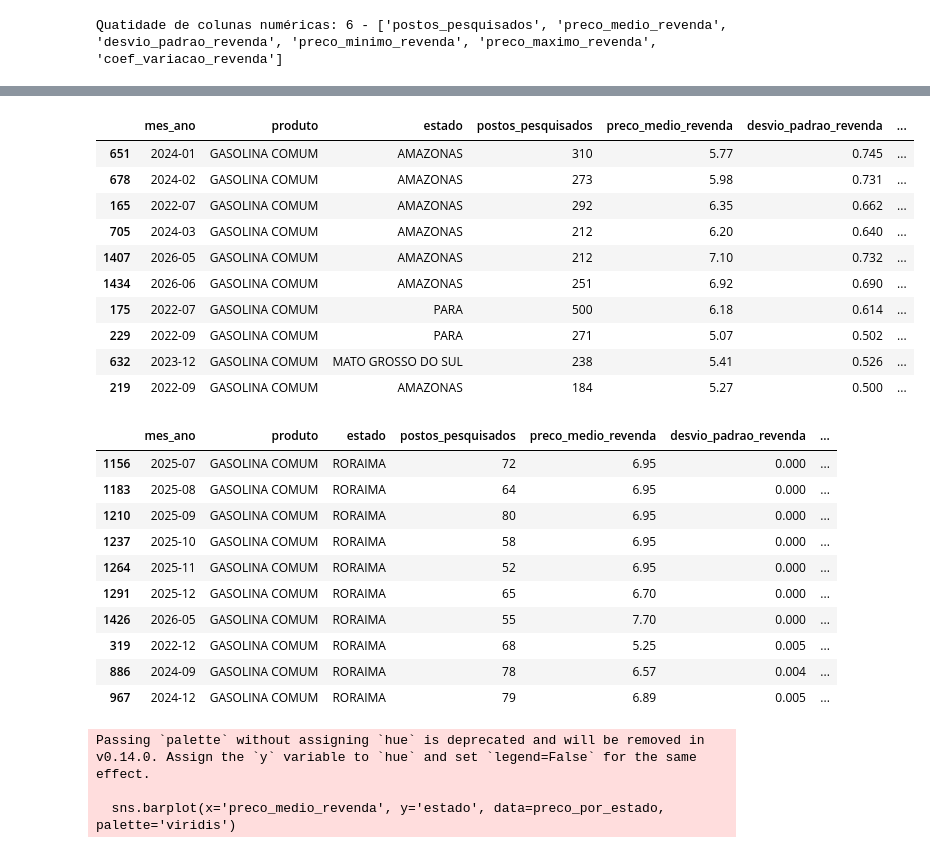
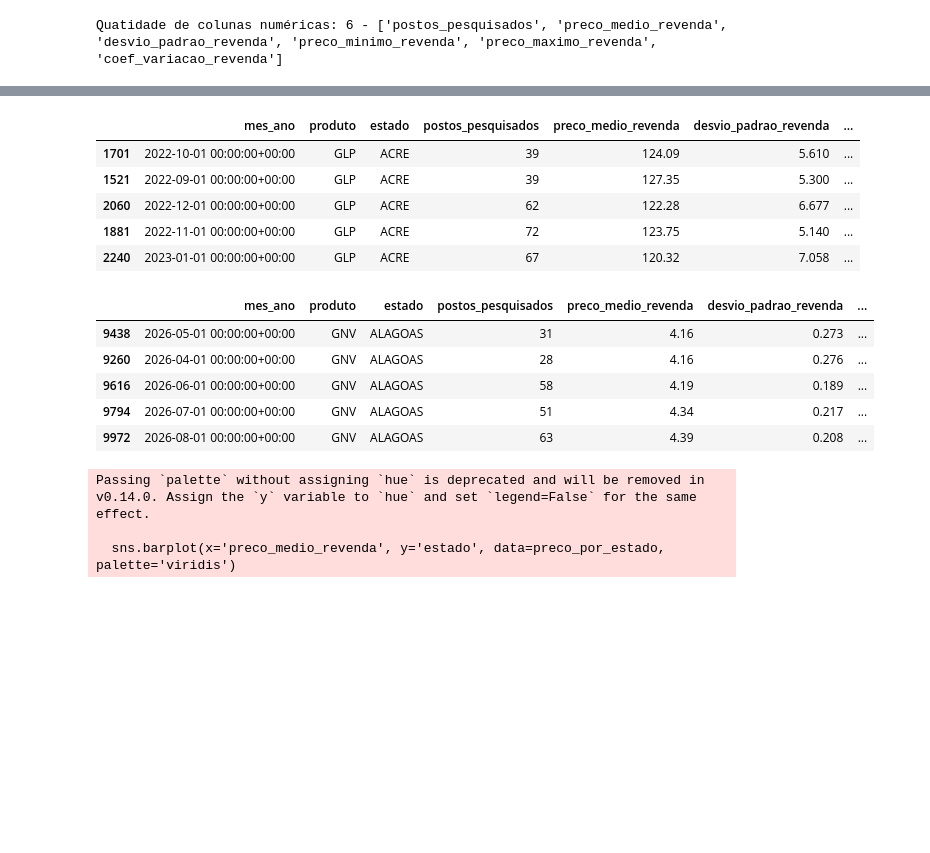
Before and after one commit to vitorjensen/Python_para_Analise_de_Dados, a Jupyter notebook: Projetos/Análise Exploratória de Combustível/Análise_Exploratória_de_Combustível.ipynb, the cells around one changed output, grey strips where cells are left out. Saved outputs shown, nothing was run; the diff lists cells and outputs as text; code cells hidden in the pictures; blank space fills up the shorter version.

```diff
--- a/Projetos/Análise Exploratória de Combustível/Análise_Exploratória_de_Combustível.ipynb
+++ b/Projetos/Análise Exploratória de Combustível/Análise_Exploratória_de_Combustível.ipynb
@@ -582,9 +460,5 @@ display(estatisticas_descritivas)
 # %%
 # Verificando média de postos pesquisados por mês
-
-anp_mensal = (
-    df_anp.groupby('mes_ano').agg(
-        Media_Postos=('postos_pesquisados', 'mean')
-    ).reset_index()
-)
+df_anp['mes'] = df_anp['mes_ano'].dt.month
+anp_mensal = (df_anp.groupby('mes').agg(Media_Preco=('preco_medio_revenda', 'mean')).reset_index())
 # %%
@@ -606,37 +561,29 @@ plt.show()
 # %%
 # Verificando os 10 meses com maior variação de revenda
 
-maiores_altas = df_anp.nlargest(10, 'coef_variacao_revenda')
+df_anp['variacao_mensal'] = df_anp['preco_medio_revenda'].pct_change() * 100
+# display(df_anp)
+maiores_altas = df_anp.nlargest(5, 'variacao_mensal')
 display(maiores_altas)
 # %% [output]
 |  | mes_ano | produto | estado | postos_pesquisados | preco_medio_revenda | desvio_padrao_revenda | ... |
-| 651 | 2024-01 | GASOLINA COMUM | AMAZONAS | 310 | 5.77 | 0.745 | ... |
-| 678 | 2024-02 | GASOLINA COMUM | AMAZONAS | 273 | 5.98 | 0.731 | ... |
-| 165 | 2022-07 | GASOLINA COMUM | AMAZONAS | 292 | 6.35 | 0.662 | ... |
-| 705 | 2024-03 | GASOLINA COMUM | AMAZONAS | 212 | 6.20 | 0.640 | ... |
-| 1407 | 2026-05 | GASOLINA COMUM | AMAZONAS | 212 | 7.10 | 0.732 | ... |
-| 1434 | 2026-06 | GASOLINA COMUM | AMAZONAS | 251 | 6.92 | 0.690 | ... |
-| 175 | 2022-07 | GASOLINA COMUM | PARA | 500 | 6.18 | 0.614 | ... |
-| 229 | 2022-09 | GASOLINA COMUM | PARA | 271 | 5.07 | 0.502 | ... |
-| 632 | 2023-12 | GASOLINA COMUM | MATO GROSSO DO SUL | 238 | 5.41 | 0.526 | ... |
-| 219 | 2022-09 | GASOLINA COMUM | AMAZONAS | 184 | 5.27 | 0.500 | ... |
+| 1701 | 2022-10-01 00:00:00+00:00 | GLP | ACRE | 39 | 124.09 | 5.610 | ... |
+| 1521 | 2022-09-01 00:00:00+00:00 | GLP | ACRE | 39 | 127.35 | 5.300 | ... |
+| 2060 | 2022-12-01 00:00:00+00:00 | GLP | ACRE | 62 | 122.28 | 6.677 | ... |
+| 1881 | 2022-11-01 00:00:00+00:00 | GLP | ACRE | 72 | 123.75 | 5.140 | ... |
+| 2240 | 2023-01-01 00:00:00+00:00 | GLP | ACRE | 67 | 120.32 | 7.058 | ... |
 # %%
 # Verificando os 10 meses com menor variação de revenda
 
-menores_altas = df_anp.nsmallest(10, 'coef_variacao_revenda')
+menores_altas = df_anp.nsmallest(5, 'variacao_mensal')
 display(menores_altas)
 # %% [output]
 |  | mes_ano | produto | estado | postos_pesquisados | preco_medio_revenda | desvio_padrao_revenda | ... |
-| 1156 | 2025-07 | GASOLINA COMUM | RORAIMA | 72 | 6.95 | 0.000 | ... |
-| 1183 | 2025-08 | GASOLINA COMUM | RORAIMA | 64 | 6.95 | 0.000 | ... |
-| 1210 | 2025-09 | GASOLINA COMUM | RORAIMA | 80 | 6.95 | 0.000 | ... |
-| 1237 | 2025-10 | GASOLINA COMUM | RORAIMA | 58 | 6.95 | 0.000 | ... |
-| 1264 | 2025-11 | GASOLINA COMUM | RORAIMA | 52 | 6.95 | 0.000 | ... |
-| 1291 | 2025-12 | GASOLINA COMUM | RORAIMA | 65 | 6.70 | 0.000 | ... |
-| 1426 | 2026-05 | GASOLINA COMUM | RORAIMA | 55 | 7.70 | 0.000 | ... |
-| 319 | 2022-12 | GASOLINA COMUM | RORAIMA | 68 | 5.25 | 0.005 | ... |
-| 886 | 2024-09 | GASOLINA COMUM | RORAIMA | 78 | 6.57 | 0.004 | ... |
-| 967 | 2024-12 | GASOLINA COMUM | RORAIMA | 79 | 6.89 | 0.005 | ... |
+| 9438 | 2026-05-01 00:00:00+00:00 | GNV | ALAGOAS | 31 | 4.16 | 0.273 | ... |
+| 9260 | 2026-04-01 00:00:00+00:00 | GNV | ALAGOAS | 28 | 4.16 | 0.276 | ... |
+| 9616 | 2026-06-01 00:00:00+00:00 | GNV | ALAGOAS | 58 | 4.19 | 0.189 | ... |
+| 9794 | 2026-07-01 00:00:00+00:00 | GNV | ALAGOAS | 51 | 4.34 | 0.217 | ... |
+| 9972 | 2026-08-01 00:00:00+00:00 | GNV | ALAGOAS | 63 | 4.39 | 0.208 | ... |
 # %%
 # Análise de estados com maior preço médio de revenda
 
```
Also changed, not shown: parts of 17 cells of this notebook.
